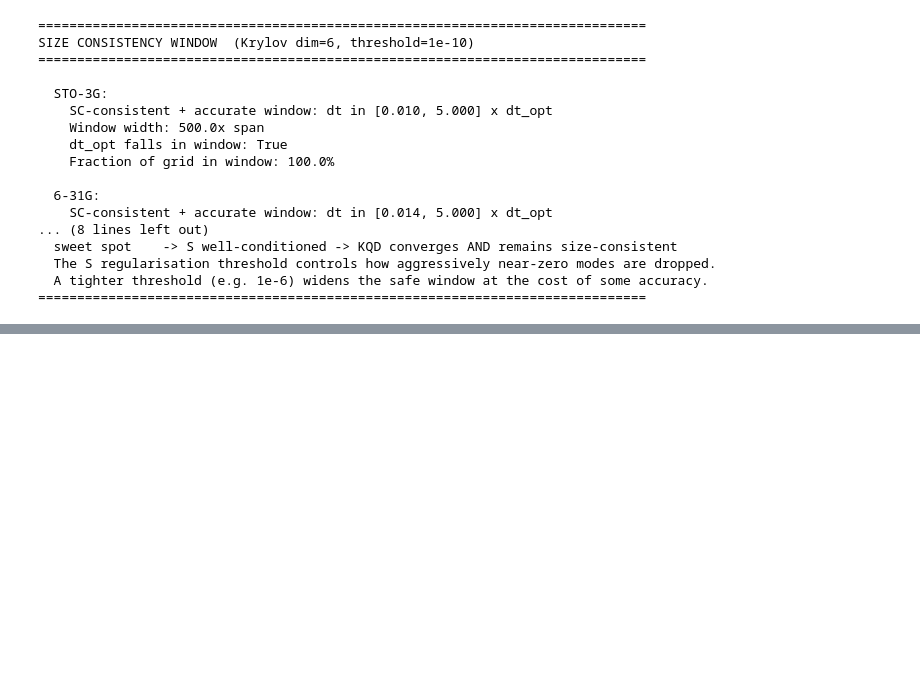
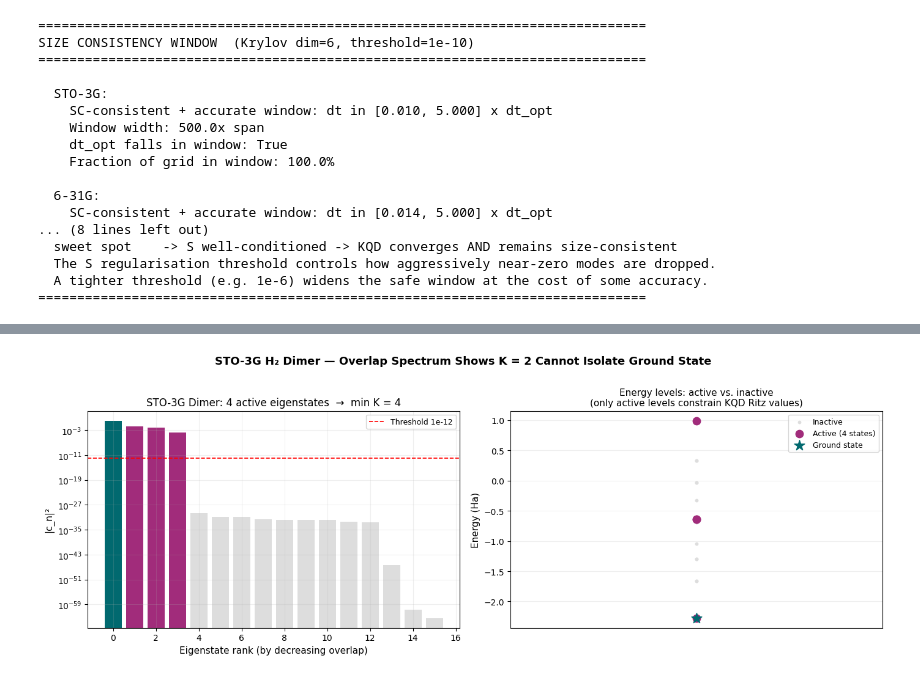
Before and after one commit to PrabhavD/qkd-size-consistency, a Jupyter notebook: krylov_h2_exact_sc.ipynb, the cells around one changed output, grey strips where cells are left out. Drawn from its saved outputs; the diff is of its cells as text; code cells hidden in the pictures; blank space fills up the shorter version.

```diff
--- a/krylov_h2_exact_sc.ipynb
+++ b/krylov_h2_exact_sc.ipynb
@@ -1101,0 +1215,83 @@ SIZE CONSISTENCY WINDOW  (Krylov dim=6, threshold=1e-10)
+# %%
+# ── Full eigendecomposition of the 6-31G dimer Hamiltonian ────────────────────
+evals_dimer, evecs_dimer = np.linalg.eigh(H_dimer_sto3g)
+evals_dimer_total = evals_dimer + 2 * E_nuc_sto3g   # add nuclear repulsion
+
+# ── Overlaps |c_n|^2 = |<E_n | psi_ref>|^2  ─────────────────────────────────
+overlaps_dimer = np.abs(evecs_dimer.conj().T @ psi_ref_dimer_sto3g) ** 2
+
+THRESH = 1e-12
+n_active_dimer = int((overlaps_dimer > THRESH).sum())
+
+sort_idx   = np.argsort(overlaps_dimer)[::-1]
+overlaps_s = overlaps_dimer[sort_idx]
+evals_s    = evals_dimer_total[sort_idx]
+
+print(f"6-31G dimer Hilbert-space dimension:  {len(evals_dimer)}")
+print(f"HF reference state = |0011⟩ ⊗ |0011⟩  (product of two monomer HF states)")
+print()
+print(f"Non-negligible overlaps |c_n|² > {THRESH:.0e}: {n_active_dimer}  →  min K = {n_active_dimer}")
+print()
+print(f"{'Rank':>5}  {'|c_n|²':>14}  {'E_n (Ha)':>14}  {'ΔE from GS (Ha)':>18}")
+print("-" * 60)
+for rank, (ov, ev) in enumerate(zip(overlaps_s, evals_s), 1):
+    if ov < THRESH:
+        break
+    delta = ev - evals_s[0]
+    print(f"{rank:5d}  {ov:14.10f}  {ev:14.10f}  {delta:18.6f}")
+
+print()
+print("=" * 72)
+if n_active_dimer > 2:
+    print(f"✗  K = 2 is IMPOSSIBLE for the 6-31G dimer.")
+    print(f"   The HF reference overlaps {n_active_dimer} distinct eigenstates.")
+    print(f"   A 2-D Krylov subspace can only resolve ≤ 2 simultaneous eigenvalues.")
+    print(f"   The remaining {n_active_dimer - 1} contaminating components cannot be removed.")
+if n_active_dimer == 3:
+    print()
+    print(f"✓  K = 3 is the minimum sufficient dimension.")
+    print(f"   With 3 Krylov vectors, the subspace can span all {n_active_dimer} active")
+    print(f"   eigenvectors and the Ritz value converges to the exact ground state.")
+print("=" * 72)
+
+# ── Overlap bar chart ──────────────────────────────────────────────────────────
+fig, axes = plt.subplots(1, 2, figsize=(14, 5))
+
+ax = axes[0]
+n_show = min(30, len(overlaps_s))
+bar_colors = ['#01696f' if i == 0
+              else '#a12c7b' if overlaps_s[i] > THRESH
+              else '#ddd'
+              for i in range(n_show)]
+ax.bar(range(n_show), overlaps_s[:n_show], color=bar_colors)
+ax.axhline(THRESH, color='red', ls='--', lw=1.2, label=f'Threshold {THRESH:.0e}')
+ax.set_yscale('log')
+ax.set_xlabel('Eigenstate rank (by decreasing overlap)', fontsize=11)
+ax.set_ylabel('|c_n|²', fontsize=11)
+ax.set_title(f'STO-3G Dimer: {n_active_dimer} active eigenstates  →  min K = {n_active_dimer}', fontsize=12)
+ax.legend(fontsize=9)
+ax.grid(True, which='both', alpha=0.2)
+
+ax2 = axes[1]
+active_mask   = overlaps_dimer > THRESH
+inactive_mask = ~active_mask
+ax2.scatter(np.zeros(inactive_mask.sum()), evals_dimer_total[inactive_mask],
+            color='#ddd', s=10, label='Inactive', zorder=2)
+ax2.scatter(np.zeros(active_mask.sum()), evals_dimer_total[active_mask],
+            color='#a12c7b', s=80, label=f'Active ({n_active_dimer} states)', zorder=3)
+ax2.scatter([0], [evals_s[0]], color='#01696f', s=160, marker='*',
+            label='Ground state', zorder=4)
+ax2.set_xlim(-0.5, 0.5)
+ax2.set_ylabel('Energy (Ha)', fontsize=11)
+ax2.set_title('Energy levels: active vs. inactive\n(only active levels constrain KQD Ritz values)', fontsize=11)
+ax2.legend(fontsize=9)
+ax2.set_xticks([])
+ax2.grid(True, alpha=0.2)
+
+plt.suptitle('STO-3G H₂ Dimer — Overlap Spectrum Shows K = 2 Cannot Isolate Ground State',
+             fontsize=13, fontweight='bold', y=1.01)
+plt.tight_layout()
+plt.savefig('output/kqd_kd2_eigenvalue_analysis_sto3g.png', dpi=150, bbox_inches='tight')
+plt.show()
+print("Saved output/kqd_kd2_eigenvalue_analysis_sto3g.png")
+# %% [output]
@@ -1101,0 +1316 @@ SIZE CONSISTENCY WINDOW  (Krylov dim=6, threshold=1e-10)
+[figure, added]
```
Also changed, not shown: parts of 19 cells of this notebook.
